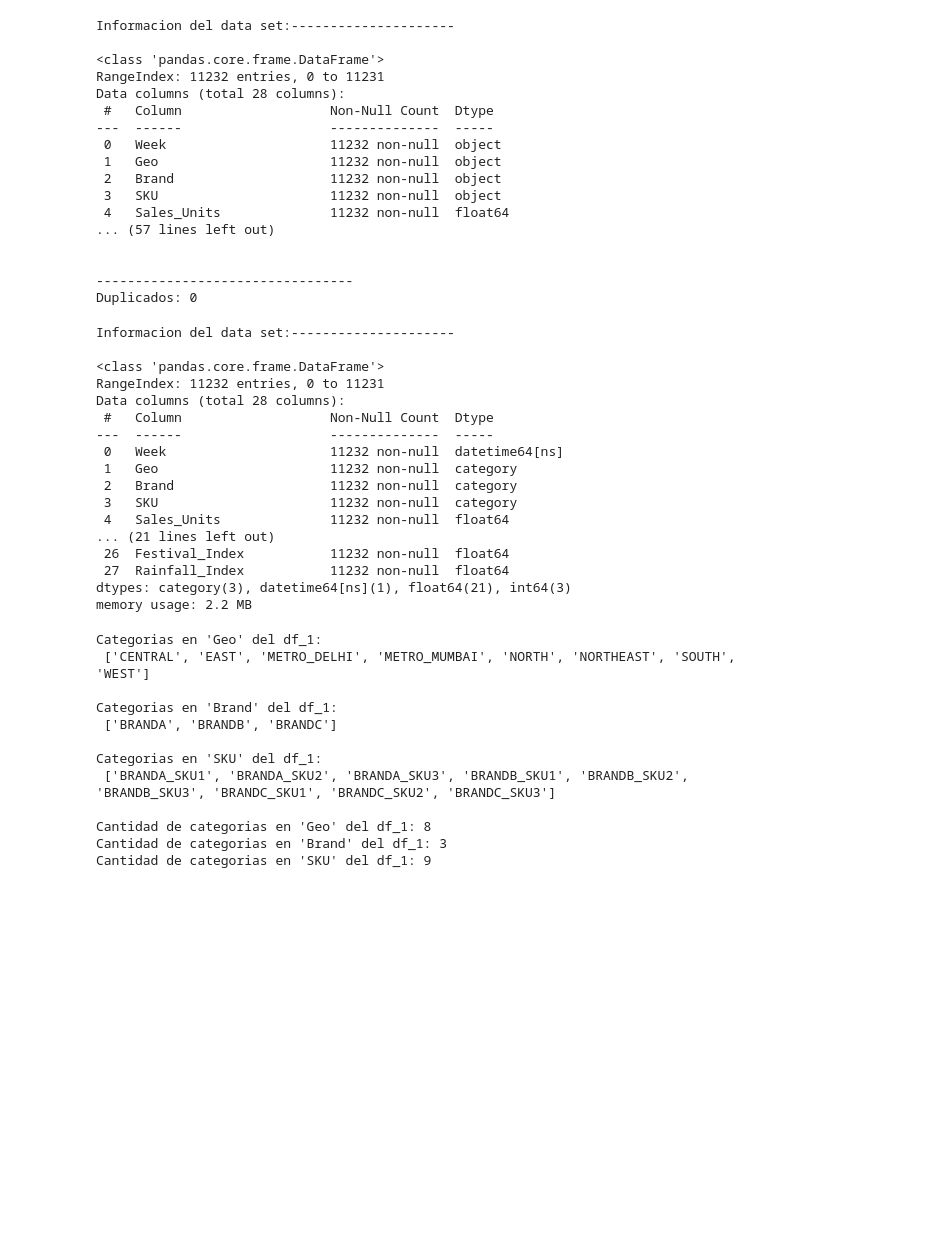
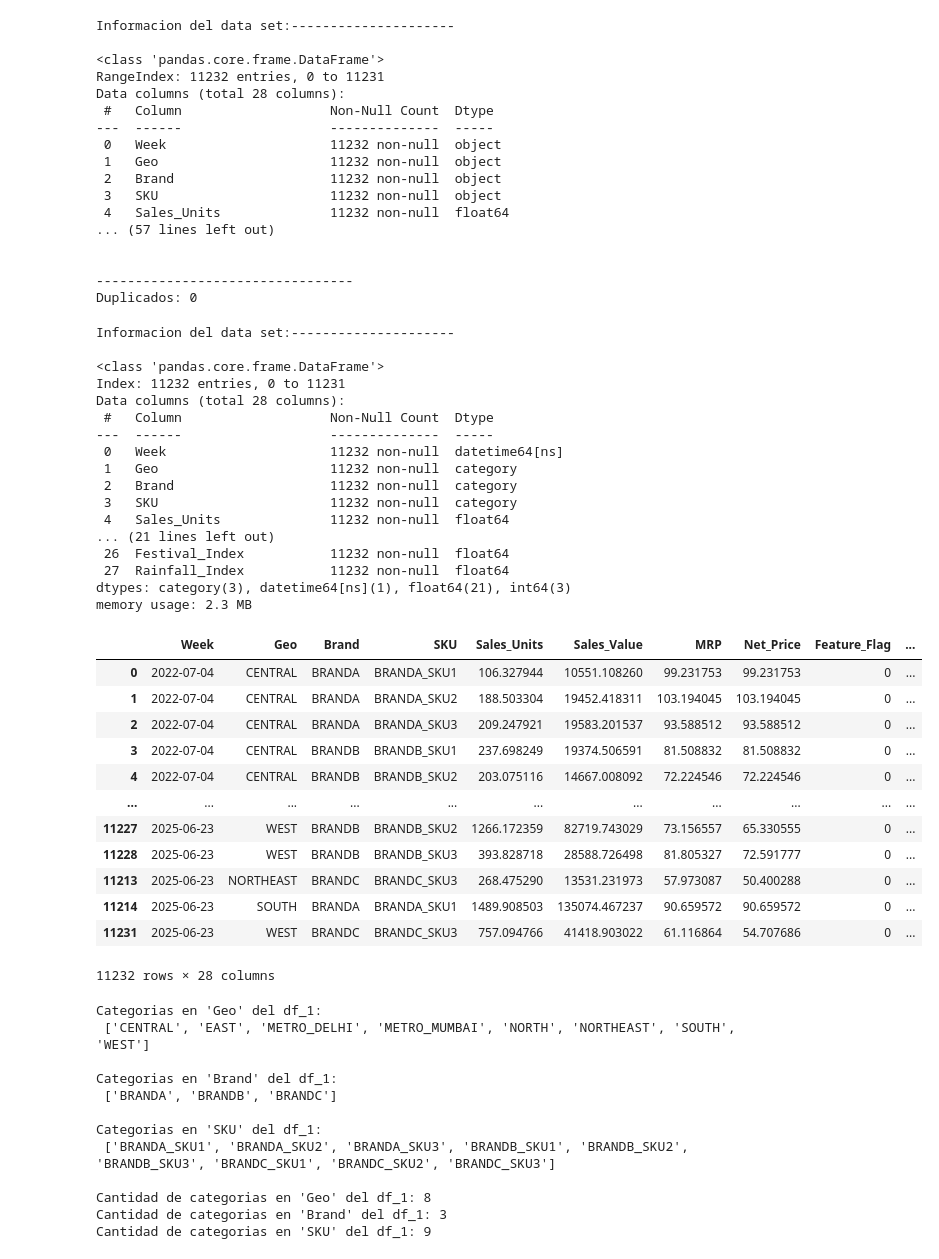
Before and after one commit to mcc-oscar-perez/Marketing_Mix_Modeling, a Jupyter notebook: RT2.ipynb, the cells around one changed output. Drawn from its saved outputs; the diff is of its cells as text; code cells hidden in the pictures; blank space fills up the shorter version.

```diff
--- a/RT2.ipynb
+++ b/RT2.ipynb
@@ -52,43 +52,53 @@ Duplicados: 0
 # %%
 # Creamos una lista con las columnas de texto
 text_cols = ['Geo','Brand','SKU']
-df_1[text_cols]
+
 
 # Estandarizamos los textos a mayúsculas y cambiamos a tipo "category"
 for col in text_cols:
     df_1[col] = df_1[col].str.upper().astype('category')
 
 # Convertimos la columna "Week" a tipo datetime, manejando errores
 df_1["Week"] = pd.to_datetime(df_1["Week"], errors="coerce")
 
 # Revisamos el cambio
 print(f"Informacion del data set:---------------------\n")
 df_1.info()
 print(" ")
 
 # visualizamos un df
 df_1
-
-#guardamos el df limpio
-df_1.to_csv("synthetic_mmm_weekly_india_limpio.csv", index=False)
 # %% [output]
 Informacion del data set:---------------------
 
 <class 'pandas.core.frame.DataFrame'>
-RangeIndex: 11232 entries, 0 to 11231
+Index: 11232 entries, 0 to 11231
 Data columns (total 28 columns):
  #   Column                   Non-Null Count  Dtype
 ---  ------                   --------------  -----
  0   Week                     11232 non-null  datetime64[ns]
  1   Geo                      11232 non-null  category
  2   Brand                    11232 non-null  category
  3   SKU                      11232 non-null  category
  4   Sales_Units              11232 non-null  float64
 ... (21 lines left out)
  26  Festival_Index           11232 non-null  float64
  27  Rainfall_Index           11232 non-null  float64
 dtypes: category(3), datetime64[ns](1), float64(21), int64(3)
-memory usage: 2.2 MB
+memory usage: 2.3 MB
+|  | Week | Geo | Brand | SKU | Sales_Units | Sales_Value | MRP | Net_Price | Feature_Flag | ... |
+| 0 | 2022-07-04 | CENTRAL | BRANDA | BRANDA_SKU1 | 106.327944 | 10551.108260 | 99.231753 | 99.231753 | 0 | ... |
+| 1 | 2022-07-04 | CENTRAL | BRANDA | BRANDA_SKU2 | 188.503304 | 19452.418311 | 103.194045 | 103.194045 | 0 | ... |
+| 2 | 2022-07-04 | CENTRAL | BRANDA | BRANDA_SKU3 | 209.247921 | 19583.201537 | 93.588512 | 93.588512 | 0 | ... |
+| 3 | 2022-07-04 | CENTRAL | BRANDB | BRANDB_SKU1 | 237.698249 | 19374.506591 | 81.508832 | 81.508832 | 0 | ... |
+| 4 | 2022-07-04 | CENTRAL | BRANDB | BRANDB_SKU2 | 203.075116 | 14667.008092 | 72.224546 | 72.224546 | 0 | ... |
+| ... | ... | ... | ... | ... | ... | ... | ... | ... | ... | ... |
+| 11227 | 2025-06-23 | WEST | BRANDB | BRANDB_SKU2 | 1266.172359 | 82719.743029 | 73.156557 | 65.330555 | 0 | ... |
+| 11228 | 2025-06-23 | WEST | BRANDB | BRANDB_SKU3 | 393.828718 | 28588.726498 | 81.805327 | 72.591777 | 0 | ... |
+| 11213 | 2025-06-23 | NORTHEAST | BRANDC | BRANDC_SKU3 | 268.475290 | 13531.231973 | 57.973087 | 50.400288 | 0 | ... |
+| 11214 | 2025-06-23 | SOUTH | BRANDA | BRANDA_SKU1 | 1489.908503 | 135074.467237 | 90.659572 | 90.659572 | 0 | ... |
+| 11231 | 2025-06-23 | WEST | BRANDC | BRANDC_SKU3 | 757.094766 | 41418.903022 | 61.116864 | 54.707686 | 0 | ... |
+11232 rows × 28 columns
 # %%
 # Revisamos los nombre de las diferentes categorías de las columnas categoricas de ambos DataFrames
 for col in text_cols:
```
Also changed, not shown: parts of 9 cells of this notebook, 3 other files.
